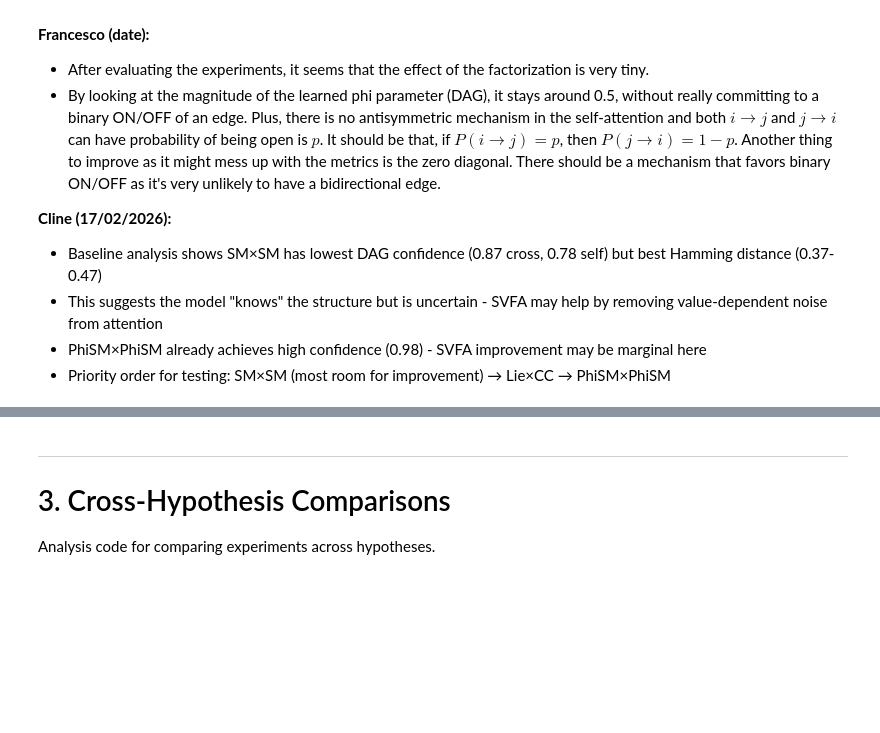
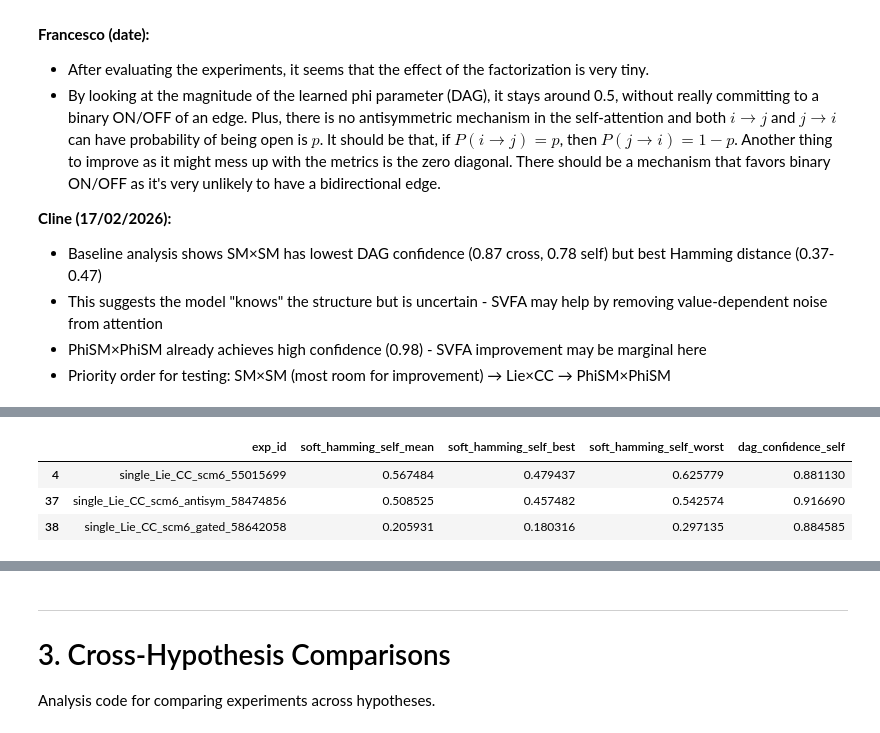
Before and after one commit to scipi1/causaliT, a Jupyter notebook: notebooks/experiments_analysis.ipynb, the cells around one changed output, grey strips where cells are left out. Drawn from its saved outputs; the diff is of its cells as text; code cells hidden in the pictures; blank space fills up the shorter version.

```diff
--- a/notebooks/experiments_analysis.ipynb
+++ b/notebooks/experiments_analysis.ipynb
@@ -78,9 +100,9 @@ H1_experiments = [
 
 # Filter manifest for H1 experiments
 if len(manifest) > 0:
-    h1_data = manifest[manifest["exp_id"].isin(H1_experiments)]
-    if len(h1_data) > 0:
-        display(h1_data)
+    h14_data = manifest[manifest["exp_id"].isin(H1_experiments)]
+    if len(h14_data) > 0:
+        display(h14_data)
     else:
         print("No H1 experiments found in manifest yet.")
 # %% [markdown]
@@ -324,0 +348,13 @@ if len(manifest) > 0:
+# %%
+H12_experiments = [
+    "single_Lie_CC_scm6_55015699",
+    "single_Lie_CC_scm6_antisym_58474856"
+]
+
+# Filter manifest for H1 experiments
+if len(manifest) > 0:
+    h14_data = manifest[manifest["exp_id"].isin(H12_experiments)]
+    if len(h14_data) > 0:
+        display(h14_data[["exp_id", "soft_hamming_cross_mean", "soft_hamming_self_mean", "dag_confidence_cross", "dag_confidence_self"]])
+    else:
+        print("No H12 experiments found in manifest yet.")
@@ -324,0 +452,19 @@ if len(manifest) > 0:
+# %%
+H14_experiments = [
+    "single_Lie_CC_scm6_55015699",
+    "single_Lie_CC_scm6_antisym_58474856",
+    "single_Lie_CC_scm6_gated_58642058"
+]
+
+# Filter manifest for H1 experiments
+if len(manifest) > 0:
+    h14_data = manifest[manifest["exp_id"].isin(H14_experiments)]
+    if len(h14_data) > 0:
+        display(h14_data[["exp_id", "soft_hamming_self_mean", "soft_hamming_self_best", "soft_hamming_self_worst", "dag_confidence_self"]])
+    else:
+        print("No H14 experiments found in manifest yet.")
+# %% [output]
+|  | exp_id | soft_hamming_self_mean | soft_hamming_self_best | soft_hamming_self_worst | dag_confidence_self |
+| 4 | single_Lie_CC_scm6_55015699 | 0.567484 | 0.479437 | 0.625779 | 0.881130 |
+| 37 | single_Lie_CC_scm6_antisym_58474856 | 0.508525 | 0.457482 | 0.542574 | 0.916690 |
+| 38 | single_Lie_CC_scm6_gated_58642058 | 0.205931 | 0.180316 | 0.297135 | 0.884585 |
```
Also changed, not shown: parts of 10 cells of this notebook, 25 other files.
